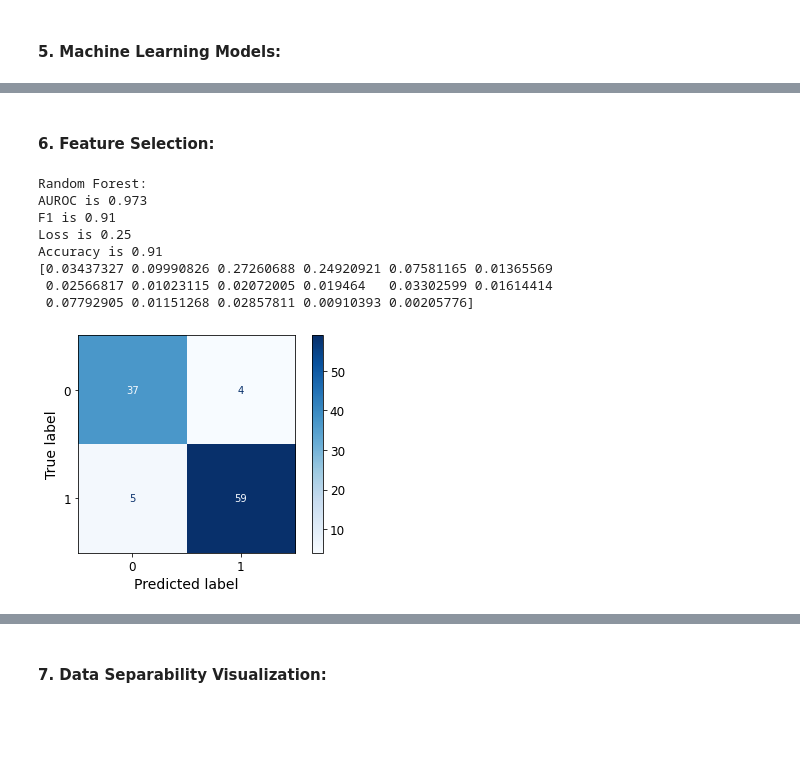
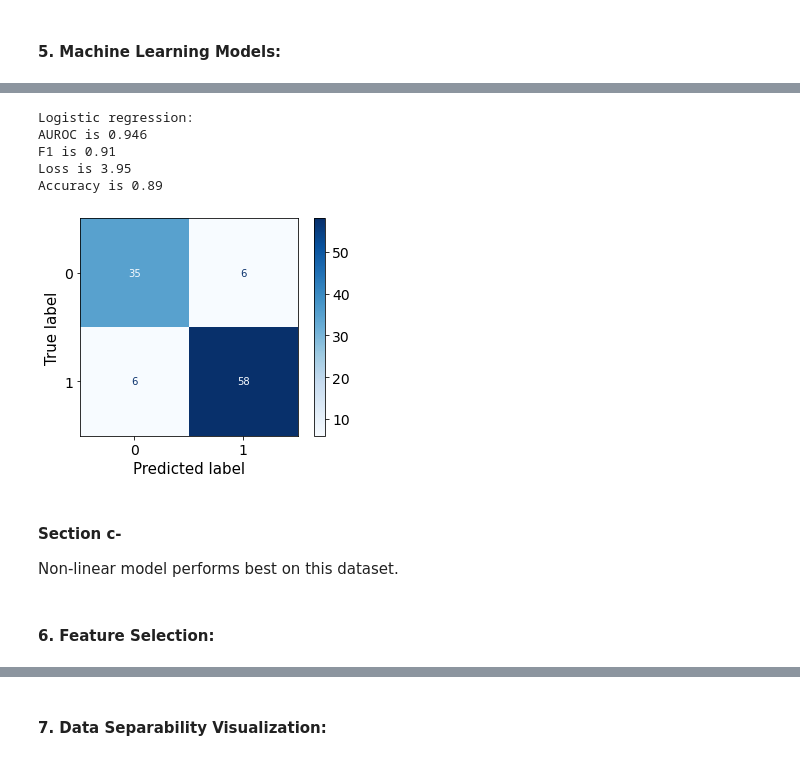
Before and after one commit to mlh-master/hw2_mlh-adi-efrat, a Jupyter notebook: HW2.ipynb, the cells around one changed output, grey strips where cells are left out. Saved outputs shown, nothing was run; the diff lists cells and outputs as text; code cells hidden in the pictures; blank space fills up the shorter version.

```diff
--- a/HW2.ipynb
+++ b/HW2.ipynb
@@ -317,8 +314,8 @@ print(svm_lin.best_params_)
 # %%
-#svc = SVC(probability=True)
+svc = SVC(probability=True)
 C = np.array([0.01, 1, 10, 100, 1000])
 
-#pipe = Pipeline(steps=[('scale', StandardScaler()), ('svm', svc)])
+pipe = Pipeline(steps=[('scale', StandardScaler()), ('svm', svc)])
 svm_nonlin = GridSearchCV(estimator=pipe, param_grid={'svm__C': C, 'svm__kernel': ['rbf', 'poly'],
                                                       'svm__gamma': ['auto', 'scale']},
                        scoring=['accuracy','f1','precision','recall','roc_auc'], cv=skf,
@@ -335,25 +360,34 @@ calc_TP = lambda y_true, y_pred: confusion_matrix(y_true, y_pred)[1, 1]
 # %%
 #Logistic regression
 x_tr = scaler.fit_transform(x_train)
 x_tst = scaler.transform(x_test)
 log_reg.fit(x_tr, y_train)
 y_pred_test_lr = log_reg.predict(x_tst)
 y_pred_proba_test_lr = log_reg.predict_proba(x_tst)
 loss = log_loss(y_test, y_pred_test_lr)
 
 TN = calc_TN(y_test, y_pred_test_lr)
 TP = calc_TP(y_test, y_pred_test_lr)
 FN = calc_FN(y_test, y_pred_test_lr)
 FP = calc_FP(y_test, y_pred_test_lr)
+PPV = TP/(TP+FP)
+Se = TP/(TP+FN)
 Acc = (TP+TN)/(TP+TN+FP+FN)
 F1 = (2*PPV*Se)/(PPV+Se)
 print('Logistic regression:')
 print('AUROC is {:.3f}'.format(roc_auc_score(y_test, y_pred_proba_test_lr[:,1])))
 print(f'F1 is {F1:.2f}')
 print(f'Loss is {loss:.2f}')
 print(f'Accuracy is {Acc:.2f}')
 plot_confusion_matrix(log_reg, x_tst, y_test, cmap=plt.cm.Blues)
 plt.grid(False)
+# %% [output]
+Logistic regression:
+AUROC is 0.946
+F1 is 0.91
+Loss is 3.95
+Accuracy is 0.89
+[figure, added]
 # %%
 #linear SVM:
 y_pred_test_svm_lin = best_svm_lin.predict(x_test)
@@ -394,39 +432,8 @@ print(f'Loss is {loss:.2f}')
 print(f'Accuracy is {Acc:.2f}')
 plot_confusion_matrix(svm_nonlin, x_test, y_test, cmap=plt.cm.Blues)
 plt.grid(False)
+# %% [markdown]
+#### Section c-
+Non-linear model performs best on this dataset.
 # %% [markdown]
 #### 6. Feature Selection:
-# %%
-rfc = Pipeline(steps=[('scale', StandardScaler()), ('rfc', RandomForestClassifier(max_depth=4, random_state=0, criterion='gini'))])
-rfc.fit(x_train, y_train)
-y_pred_test_rfc = rfc.predict(x_test)
-y_pred_proba_test_rfc = rfc.predict_proba(x_test)
-loss_rfc = log_loss(y_test, y_pred_proba_test_rfc)
-
-tree_feature_importances= rfc.named_steps['rfc'].feature_importances_
-sorted_idx = tree_feature_importances.argsort()
-
-TN = calc_TN(y_test, y_pred_test_rfc)
-TP = calc_TP(y_test, y_pred_test_rfc)
-FN = calc_FN(y_test, y_pred_test_rfc)
-FP = calc_FP(y_test, y_pred_test_rfc)
-Acc = (TP+TN)/(TP+TN+FP+FN)
-F1 = (2*PPV*Se)/(PPV+Se)
-print('Random Forest:')
-print('AUROC is {:.3f}'.format(roc_auc_score(y_test, y_pred_proba_test_rfc[:,1])))
-print(f'F1 is {F1:.2f}')
-print(f'Loss is {loss_rfc:.2f}')
-print(f'Accuracy is {Acc:.2f}')
-plot_confusion_matrix(rfc, x_test, y_test, cmap=plt.cm.Blues)
-plt.grid(False)
-print(tree_feature_importances)
-# %% [output]
-Random Forest:
-AUROC is 0.973
-F1 is 0.91
-Loss is 0.25
-Accuracy is 0.91
-[0.03437327 0.09990826 0.27260688 0.24920921 0.07581165 0.01365569
- 0.02566817 0.01023115 0.02072005 0.019464   0.03302599 0.01614414
- 0.07792905 0.01151268 0.02857811 0.00910393 0.00205776]
-[figure, removed]
```
Also changed, not shown: parts of 32 cells of this notebook.
